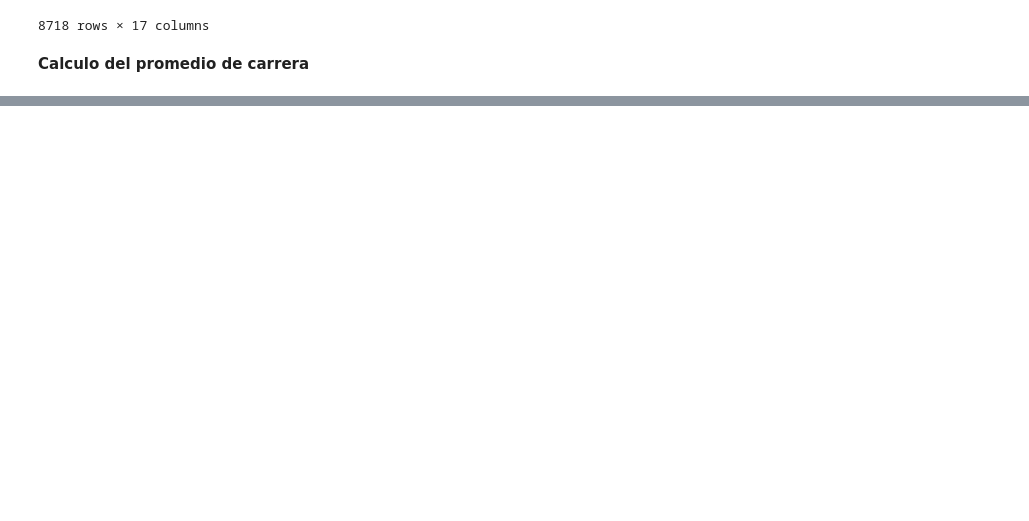
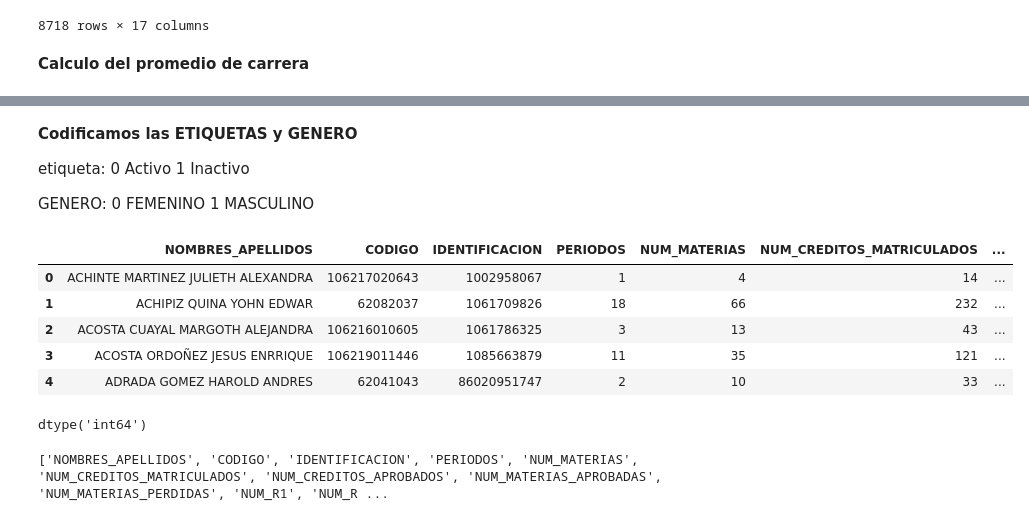
Before and after one commit to amuoz23/Desersion_Lic_Matematicas, a Jupyter notebook: notebooks/Create_main_DB.ipynb, the cells around one changed output, grey strips where cells are left out. Cells and saved outputs as stored; diff of their text form; code cells hidden in the pictures; blank space fills up the shorter version.

```diff
--- a/notebooks/Create_main_DB.ipynb
+++ b/notebooks/Create_main_DB.ipynb
@@ -774,0 +889,56 @@ df_fin_prueba.to_csv('/home/alexander/Escritorio/desercion-universitaria/data/fe
+# %% [markdown]
+**Codificamos las ETIQUETAS y GENERO**
+
+etiqueta: 0 Activo
+          1 Inactivo
+
+GENERO: 0 FEMENINO
+        1 MASCULINO
+# %%
+# --- Cargar base de datos ---
+base = pd.read_csv('/home/alexander/Escritorio/desercion-universitaria/data/features/data_fin_etiquetada_no_codificada.csv')
+
+# --- Crear la columna ETIQUETA ---
+# 0 = GRADUADO o ACTIVO, 1 = cualquier otro estado
+base['ETIQUETA'] = np.where(base['ESTADO'].isin(['GRADUADO', 'ACTIVO']), 0, 1)
+
+# --- Normalizar texto de la columna GENERO ---
+base['GENERO'] = base['GENERO'].astype(str).str.strip().str.upper()
+
+# --- Codificación One-Hot del género ---
+base = pd.get_dummies(base, columns=['GENERO'], prefix='GENERO')
+
+# --- Reordenar columnas ---
+# Primero todas las columnas que no son de género ni la etiqueta,
+# luego las columnas de género, y finalmente ETIQUETA
+cols = (
+    [c for c in base.columns if not c.startswith('GENERO_') and c != 'ETIQUETA'] +
+    [c for c in base.columns if c.startswith('GENERO_')] +
+    ['ETIQUETA']
+)
+base = base[cols]
+# %%
+def ordenar_columnas(df):
+    orden = [
+        'NOMBRES_APELLIDOS', 'CODIGO', 'IDENTIFICACION',  # Identificación personal
+        'PERIODOS', 'NUM_MATERIAS', 'NUM_CREDITOS_MATRICULADOS', 'NUM_CREDITOS_APROBADOS',
+        'NUM_MATERIAS_APROBADAS', 'NUM_MATERIAS_PERDIDAS',
+        'NUM_R1', 'NUM_R2', 'NUM_R3', 'NUM_R3_BALANCEO',
+        'EFICIENCIA', 'PROMEDIO', 'ESTADO',               # Información académica
+        'ESTRATO',                                         # Demográfico
+        'GENERO','GENERO_FEMENINO', 'GENERO_MASCULINO', 'GENERO_NO BINARIO', 'GENERO_NO REPORTA',  # One-hot género
+        'ETIQUETA'                                         # Etiqueta final
+    ]
+    # Filtrar solo las columnas que existen en el dataframe (por si alguna falta)
+    orden = [col for col in orden if col in df.columns]
+    return df[orden]
+# %%
+df_final = ordenar_columnas(base)
+df_final.head()
+# %% [output]
+|  | NOMBRES_APELLIDOS | CODIGO | IDENTIFICACION | PERIODOS | NUM_MATERIAS | NUM_CREDITOS_MATRICULADOS | ... |
+| 0 | ACHINTE MARTINEZ JULIETH ALEXANDRA | 106217020643 | 1002958067 | 1 | 4 | 14 | ... |
+| 1 | ACHIPIZ QUINA YOHN EDWAR | 62082037 | 1061709826 | 18 | 66 | 232 | ... |
+| 2 | ACOSTA CUAYAL MARGOTH ALEJANDRA | 106216010605 | 1061786325 | 3 | 13 | 43 | ... |
+| 3 | ACOSTA ORDOÑEZ JESUS ENRRIQUE | 106219011446 | 1085663879 | 11 | 35 | 121 | ... |
+| 4 | ADRADA GOMEZ HAROLD ANDRES | 62041043 | 86020951747 | 2 | 10 | 33 | ... |
@@ -774,0 +947,5 @@ df_fin_prueba.to_csv('/home/alexander/Escritorio/desercion-universitaria/data/fe
+# %%
+df6 = pd.read_csv('/home/alexander/Escritorio/desercion-universitaria/data/features/bd_final_main.csv')
+df6['ESTRATO'].dtype
+# %% [output]
+dtype('int64')
@@ -774,0 +979,6 @@ df_fin_prueba.to_csv('/home/alexander/Escritorio/desercion-universitaria/data/fe
+# %%
+df7 = pd.read_csv('/home/alexander/Escritorio/desercion-universitaria/data/features/bd_final_main1.csv')
+columnas = df7.columns.tolist()
+print(columnas)
+# %% [output]
+['NOMBRES_APELLIDOS', 'CODIGO', 'IDENTIFICACION', 'PERIODOS', 'NUM_MATERIAS', 'NUM_CREDITOS_MATRICULADOS', 'NUM_CREDITOS_APROBADOS', 'NUM_MATERIAS_APROBADAS', 'NUM_MATERIAS_PERDIDAS', 'NUM_R1', 'NUM_R ...
```
Also changed, not shown: parts of 13 cells of this notebook, 12 other files.
